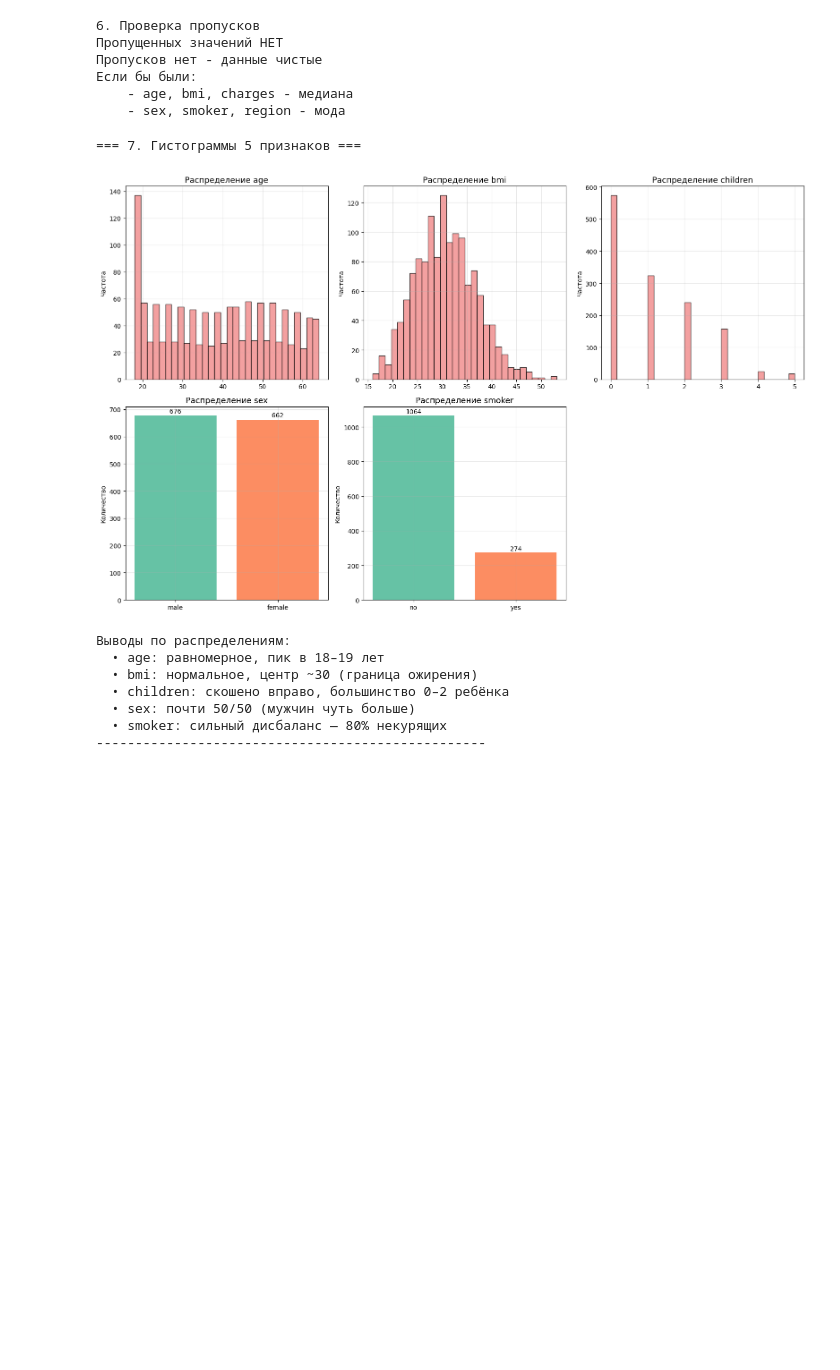
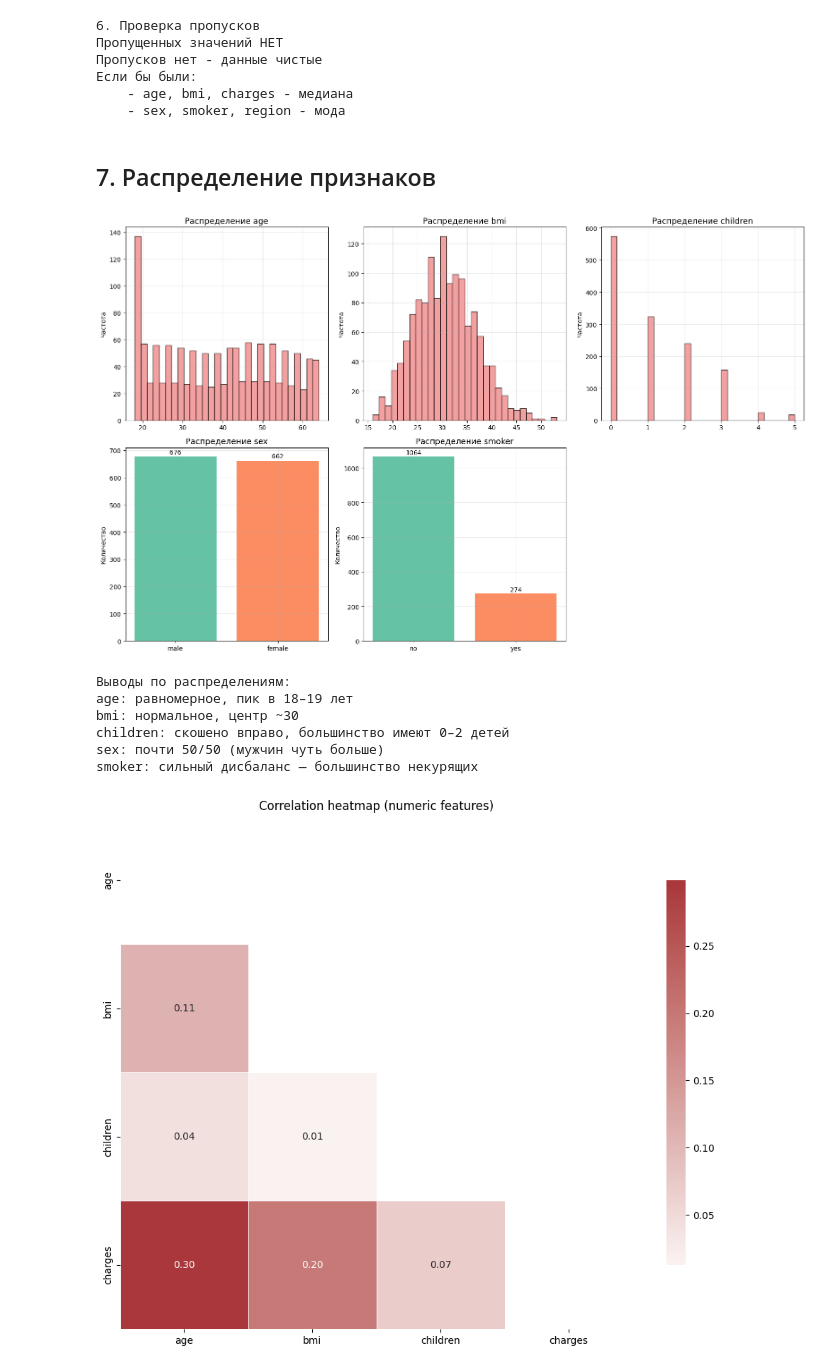
Before and after one commit to rrfy/AI1, a Jupyter notebook: lab2/02_lab_EDA.ipynb, the cells around one changed output. Saved outputs shown, nothing was run; the diff lists cells and outputs as text; code cells hidden in the pictures; blank space fills up the shorter version.

```diff
--- a/lab2/02_lab_EDA.ipynb
+++ b/lab2/02_lab_EDA.ipynb
@@ -184,8 +182,9 @@ print("    - sex, smoker, region - мода")
 Если бы были:
     - age, bmi, charges - медиана
     - sex, smoker, region - мода
+# %% [markdown]
+## 7. Распределение признаков
 # %%
-print("\n=== 7. Гистограммы 5 признаков ===")
 features = ['age', 'bmi', 'children', 'sex', 'smoker']
 fig, axes = plt.subplots(2, 3, figsize=(16, 10))
 axes = axes.flatten()
@@ -195,40 +194,62 @@ for i, col in enumerate(features):
     if data[col].dtype == 'object':
         # Категориальные
         counts = data[col].value_counts()
         bars = ax.bar(counts.index, counts.values, color=['#66c2a5', '#fc8d62', '#8da0cb', '#e78ac3'][:len(counts)])
         ax.set_title(f'Распределение {col}', fontsize=13)
         ax.set_ylabel('Количество')
         # Подписи значений
         for bar in bars:
             height = bar.get_height()
             ax.text(bar.get_x() + bar.get_width()/2., height + 5,
                     f'{int(height)}', ha='center', va='bottom')
     else:
         # Числовые
         ax.hist(data[col], bins=30, color='lightcoral', edgecolor='black', alpha=0.75)
         ax.set_title(f'Распределение {col}', fontsize=13)
         ax.set_ylabel('Частота')
     ax.grid(True, alpha=0.3)
 
 # Удаляем пустой subplot
 fig.delaxes(axes[5])
 plt.tight_layout()
 plt.show()
 
 print("Выводы по распределениям:")
 print("age: равномерное, пик в 18–19 лет")
 print("bmi: нормальное, центр ~30")
 print("children: скошено вправо, большинство имеют 0–2 детей")
 print("sex: почти 50/50 (мужчин чуть больше)")
 print("smoker: сильный дисбаланс — большинство некурящих")
-print("-" * 50)
+
+
+df = data.copy()  # <--- добавили эту строку, если хочешь работать через df
+
+num_df = df.select_dtypes(include=[np.number]).copy()
+
+corr = num_df.corr()
+mask = np.triu(np.ones_like(corr, dtype=bool))
+
+plt.figure(figsize=(10, 8))
+sns.heatmap(
+    corr,
+    mask=mask,
+    annot=True,
+    fmt=".2f",
+    cmap="vlag",
+    center=0,
+    linewidths=.5,
+    square=True,
+    cbar_kws={"shrink": .75}
+)
+plt.title("Correlation heatmap (numeric features)")
+plt.tight_layout()
+plt.show()
 # %% [output]
+[figure]
-=== 7. Гистограммы 5 признаков ===
+Выводы по распределениям:
+age: равномерное, пик в 18–19 лет
+bmi: нормальное, центр ~30
+children: скошено вправо, большинство имеют 0–2 детей
+sex: почти 50/50 (мужчин чуть больше)
+smoker: сильный дисбаланс — большинство некурящих
-[figure]
-Выводы по распределениям:
-  • age: равномерное, пик в 18–19 лет
-  • bmi: нормальное, центр ~30 (граница ожирения)
-  • children: скошено вправо, большинство 0–2 ребёнка
-  • sex: почти 50/50 (мужчин чуть больше)
-  • smoker: сильный дисбаланс — 80% некурящих
---------------------------------------------------
+[figure, added]
```
Also changed, not shown: parts of 8 cells of this notebook, 3 other files.
